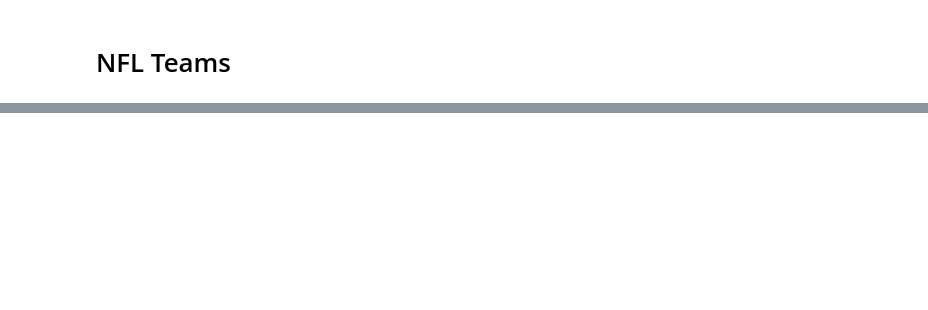
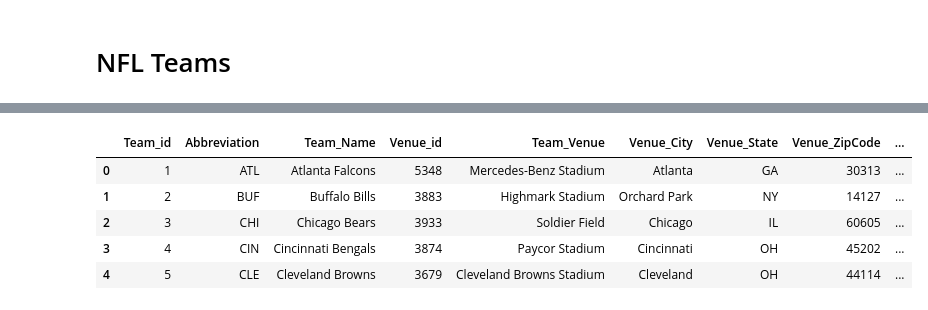
Before and after one commit to gusmendesbh/project3-group1, a Jupyter notebook: project3_teams.ipynb, the cells around one changed output, grey strips where cells are left out. Cells and saved outputs as stored; diff of their text form; code cells hidden in the pictures; blank space fills up the shorter version.

```diff
--- a/project3_teams.ipynb
+++ b/project3_teams.ipynb
@@ -59,0 +106,3 @@ team_df.to_csv('data/teams.csv',index=False)
+# %%
+teamvenue_cleaned['Venue_ZipCode']=teamvenue_cleaned['Venue_ZipCode'].astype(int)
+teamvenue_cleaned.info()
@@ -59,0 +133,8 @@ team_df.to_csv('data/teams.csv',index=False)
+# %%
+geolocator = Nominatim(user_agent="NFL-app")
+
+for index, row in teamvenue_cleaned.iterrows():
+    zip = int(row['Venue_ZipCode'])
+    location = geolocator.geocode(zip)
+    teamvenue_cleaned.loc[index, "Latitude"] = location.latitude
+    teamvenue_cleaned.loc[index, "Longitude"] = location.longitude
@@ -59,0 +152,10 @@ team_df.to_csv('data/teams.csv',index=False)
+# %%
+
+teamvenue_cleaned.head()
+# %% [output]
+|  | Team_id | Abbreviation | Team_Name | Venue_id | Team_Venue | Venue_City | Venue_State | Venue_ZipCode | ... |
+| 0 | 1 | ATL | Atlanta Falcons | 5348 | Mercedes-Benz Stadium | Atlanta | GA | 30313 | ... |
+| 1 | 2 | BUF | Buffalo Bills | 3883 | Highmark Stadium | Orchard Park | NY | 14127 | ... |
+| 2 | 3 | CHI | Chicago Bears | 3933 | Soldier Field | Chicago | IL | 60605 | ... |
+| 3 | 4 | CIN | Cincinnati Bengals | 3874 | Paycor Stadium | Cincinnati | OH | 45202 | ... |
+| 4 | 5 | CLE | Cleveland Browns | 3679 | Cleveland Browns Stadium | Cleveland | OH | 44114 | ... |
```
Also changed, not shown: parts of 7 cells of this notebook, 1 other file.
